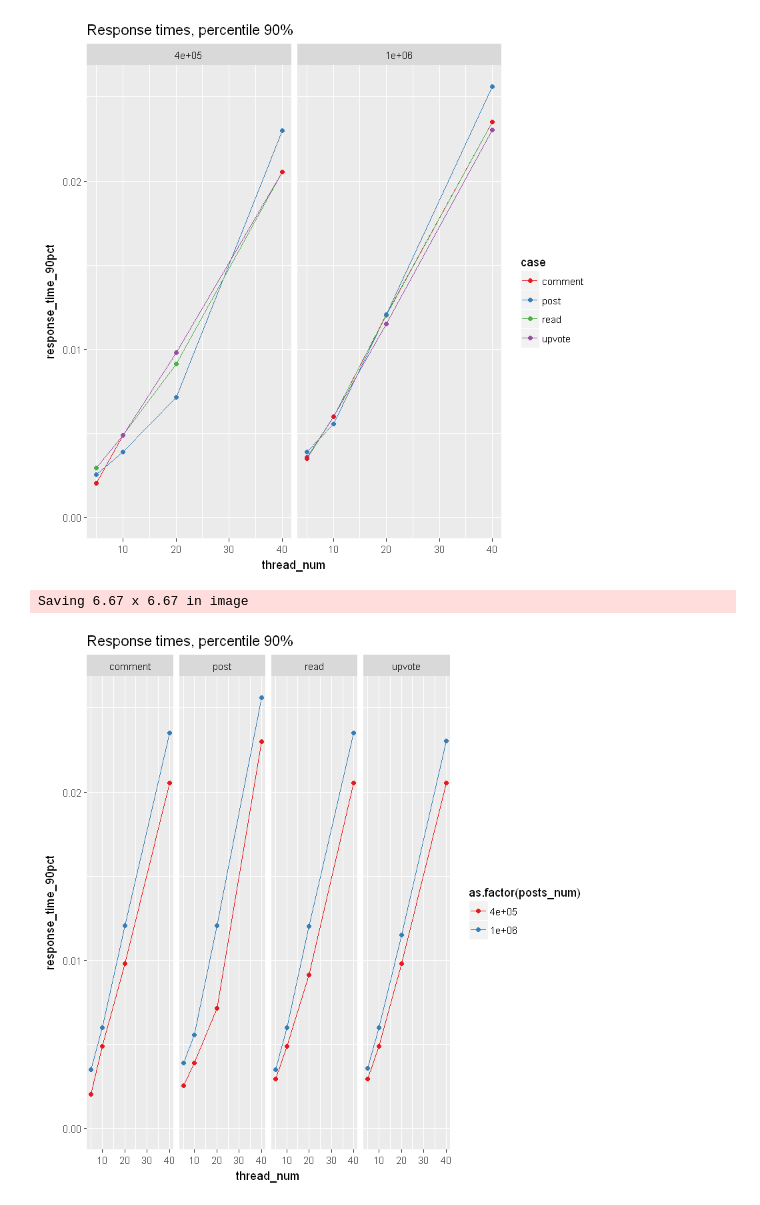
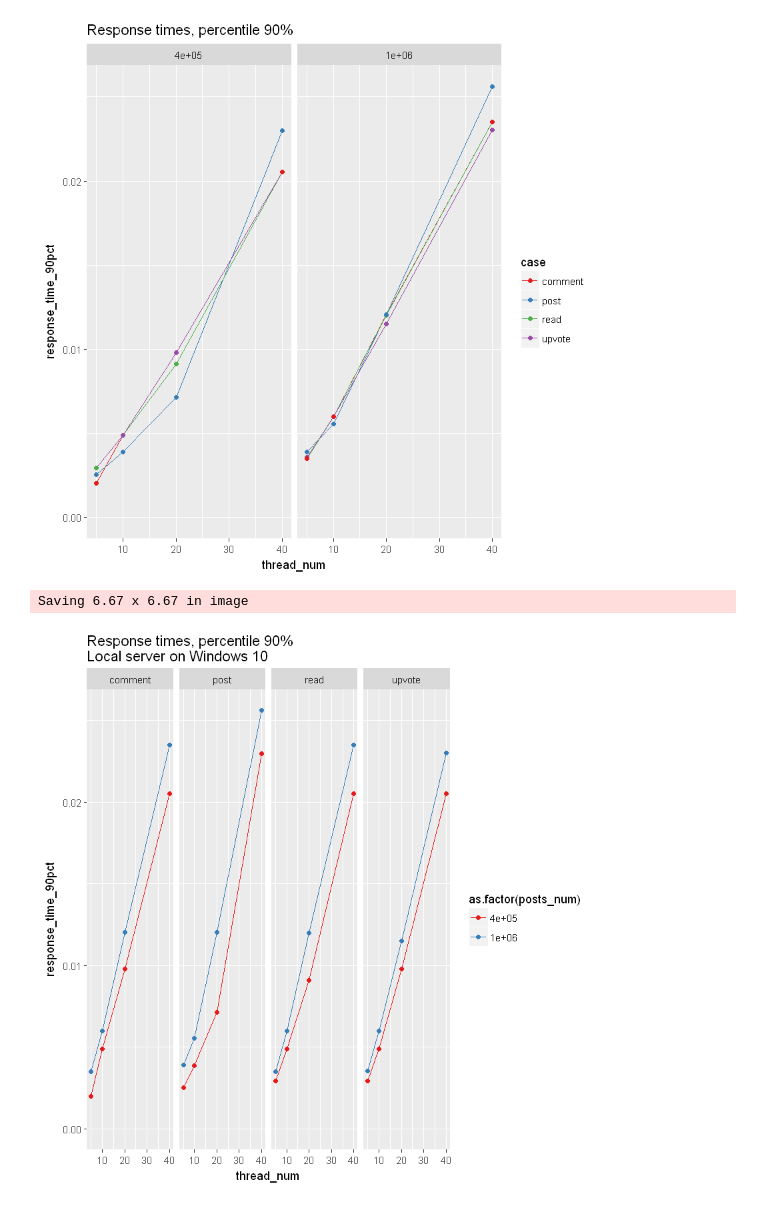
Before and after one commit to Alexander-Minyushkin/mongobch, a Jupyter notebook: report/windows_local.ipynb, the cells around one changed output. Saved outputs shown, nothing was run; the diff lists cells and outputs as text; code cells hidden in the pictures.

```diff
--- a/report/windows_local.ipynb
+++ b/report/windows_local.ipynb
@@ -67,15 +76,16 @@ tail(tidy)
 # %% [output]
 [figure]
 # %%
- ggplot(data = tidy[case != "finished"][case != "started"][,list(response_time_90pct = quantile(response_time, 0.9)),
-                                                           by="case,thread_num,posts_num"],
+ggplot(data = tidy[case != "finished"][case != "started"][,list(response_time_90pct = quantile(response_time, 0.9)),
+                                                           by="case,thread_num,posts_num,deployment"][deployment=="windows"],
          aes(x=thread_num,
              y=response_time_90pct,
              group=as.factor(posts_num),
-             colour=as.factor(posts_num))) + ylim(0,NA)+ scale_color_brewer(palette="Set1") + facet_grid( . ~ case ) +
-    geom_line() + geom_point()+ ggtitle(paste0("Response times, percentile 90%"))
+             colour=as.factor(posts_num))) + ylim(0,NA) +
+    scale_color_brewer(palette="Set1") + facet_grid( . ~ case ) +
+    geom_line() + geom_point()+ ggtitle(paste0("Response times, percentile 90%\nLocal server on Windows 10"))
 
 ggsave("resp_time.png")
 # %% [output]
 Saving 6.67 x 6.67 in image
-[figure, old version]
+[figure, new version]
```
Also changed, not shown: parts of 4 cells of this notebook, 7 other files.
